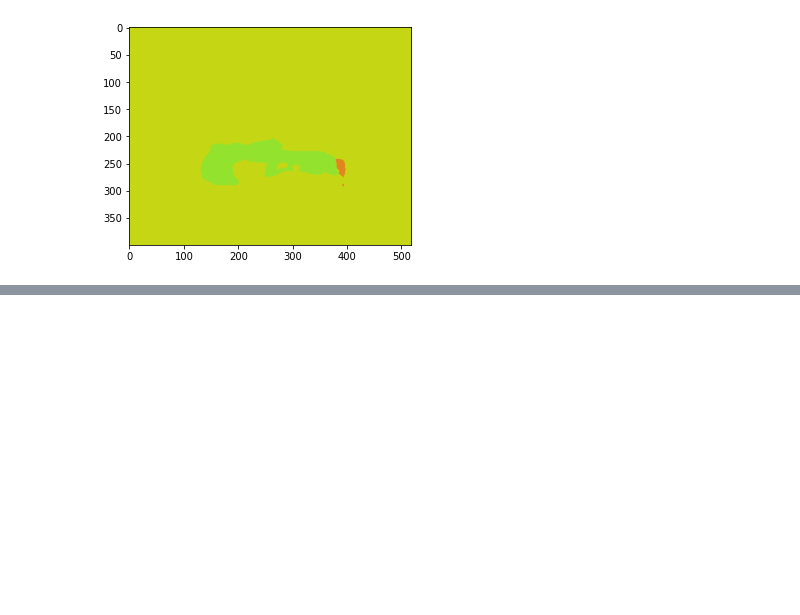
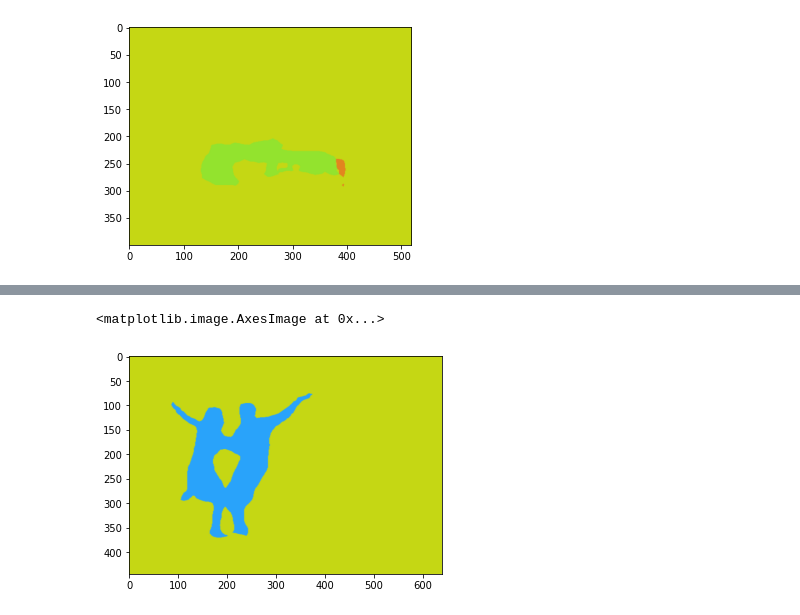
Before and after one commit to dakyommii/python, a Jupyter notebook: FCN/fcn_keras_seg_test.ipynb, the cells around one changed output, grey strips where cells are left out. Saved outputs shown, nothing was run; the diff lists cells and outputs as text; code cells hidden in the pictures; blank space fills up the shorter version.

```diff
--- a/FCN/fcn_keras_seg_test.ipynb
+++ b/FCN/fcn_keras_seg_test.ipynb
@@ -96,0 +110,5 @@ plt.imshow(out)
+# %%
+plt.imshow(out2)
+# %% [output]
+<matplotlib.image.AxesImage at 0x...>
+[figure, added]
```
Also changed, not shown: parts of 5 cells of this notebook.
